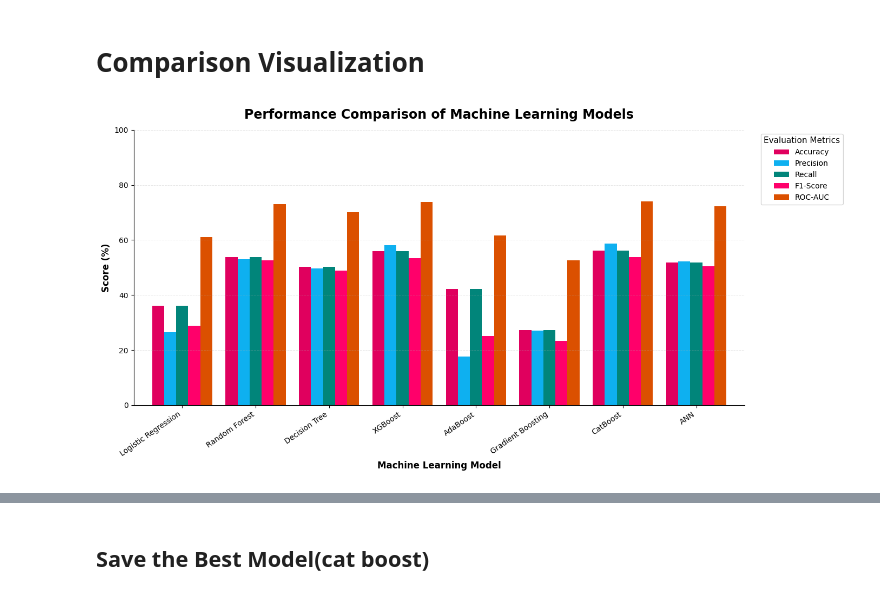
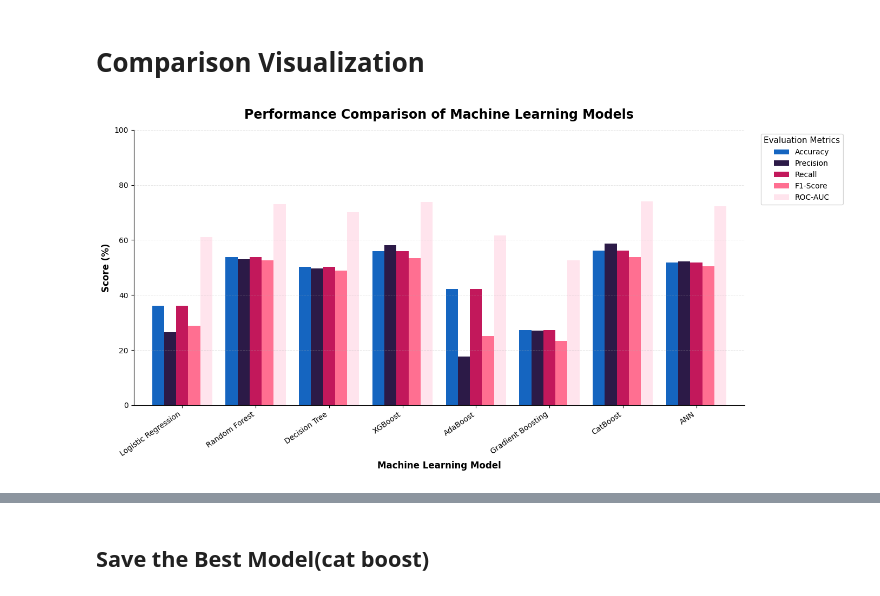
Before and after one commit to samifahim07/Dse-explainable-stock-intelligence, a Jupyter notebook: DSE_Stock_Intelligence_Forecasting.ipynb, the cells around one changed output, grey strips where cells are left out. Drawn from its saved outputs; the diff is of its cells as text; code cells hidden in the pictures.

```diff
--- a/DSE_Stock_Intelligence_Forecasting.ipynb
+++ b/DSE_Stock_Intelligence_Forecasting.ipynb
@@ -2447,11 +2398,11 @@ plot_df = comparison_df.set_index("Model")
 
 #  color palette
 colors = colors = [
-    "#E0005E",
-    "#0EB0F0",
-    "#01857A",
-    "#FF006A",
-     "#DB5000"
+    "#1565C0",
+    "#2C1A47",
+    "#C2185B",
+    "#FF6F91",
+     "#FFE4ED"
 ]
 
 # Create comparison chart
@@ -2462,32 +2413,32 @@ ax = plot_df.plot(kind="bar",figsize=(14, 7),color=colors,width=0.82)
 plt.title("Performance Comparison of Machine Learning Models",fontsize=17,fontweight="bold",pad=15)
 
 # Axis labels
 plt.xlabel( "Machine Learning Model", fontsize=12, fontweight="bold")
 
 plt.ylabel("Score (%)",fontsize=12,fontweight="bold")
 
 # X-axis
 plt.xticks(rotation=35, ha="right",fontsize=10)
 
 # Y-axis
 plt.yticks(fontsize=10)
 
 plt.ylim(0, 100)
 
 
 # Legend
 plt.legend(title="Evaluation Metrics",bbox_to_anchor=(1.02, 1),loc="upper left",frameon=True,fontsize=10,title_fontsize=11)
 
 # Grid
 plt.grid(axis="y",linestyle="--",linewidth=0.7,alpha=0.3)
 
 # Remove unnecessary top/right borders
 ax.spines["top"].set_visible(False)
 ax.spines["right"].set_visible(False)
 
 
 plt.tight_layout()
 plt.show()
 # %% [output]
-[figure, old version]
+[figure, new version]
 # %%
```
Also changed, not shown: parts of 8 cells of this notebook, 4 other files.
